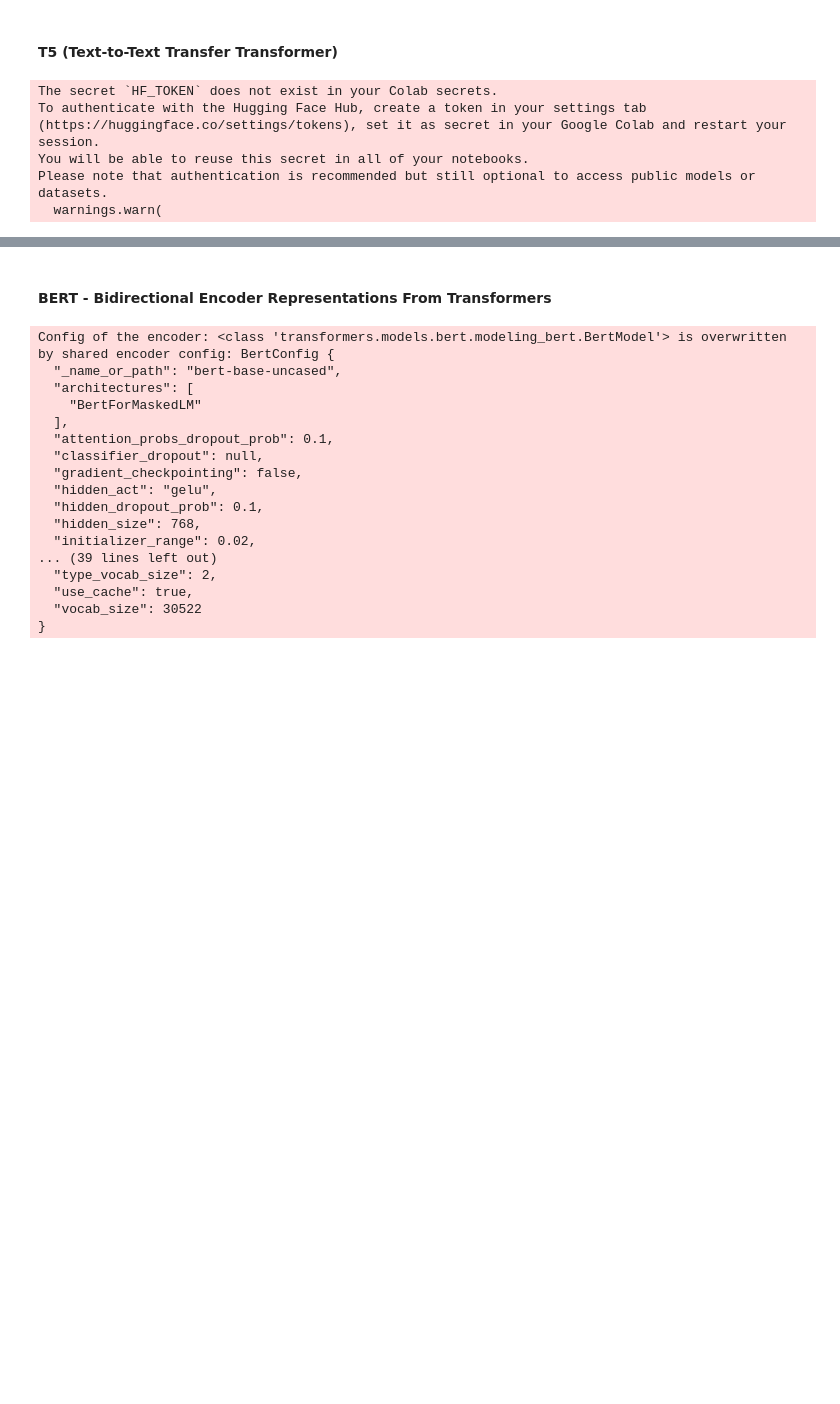
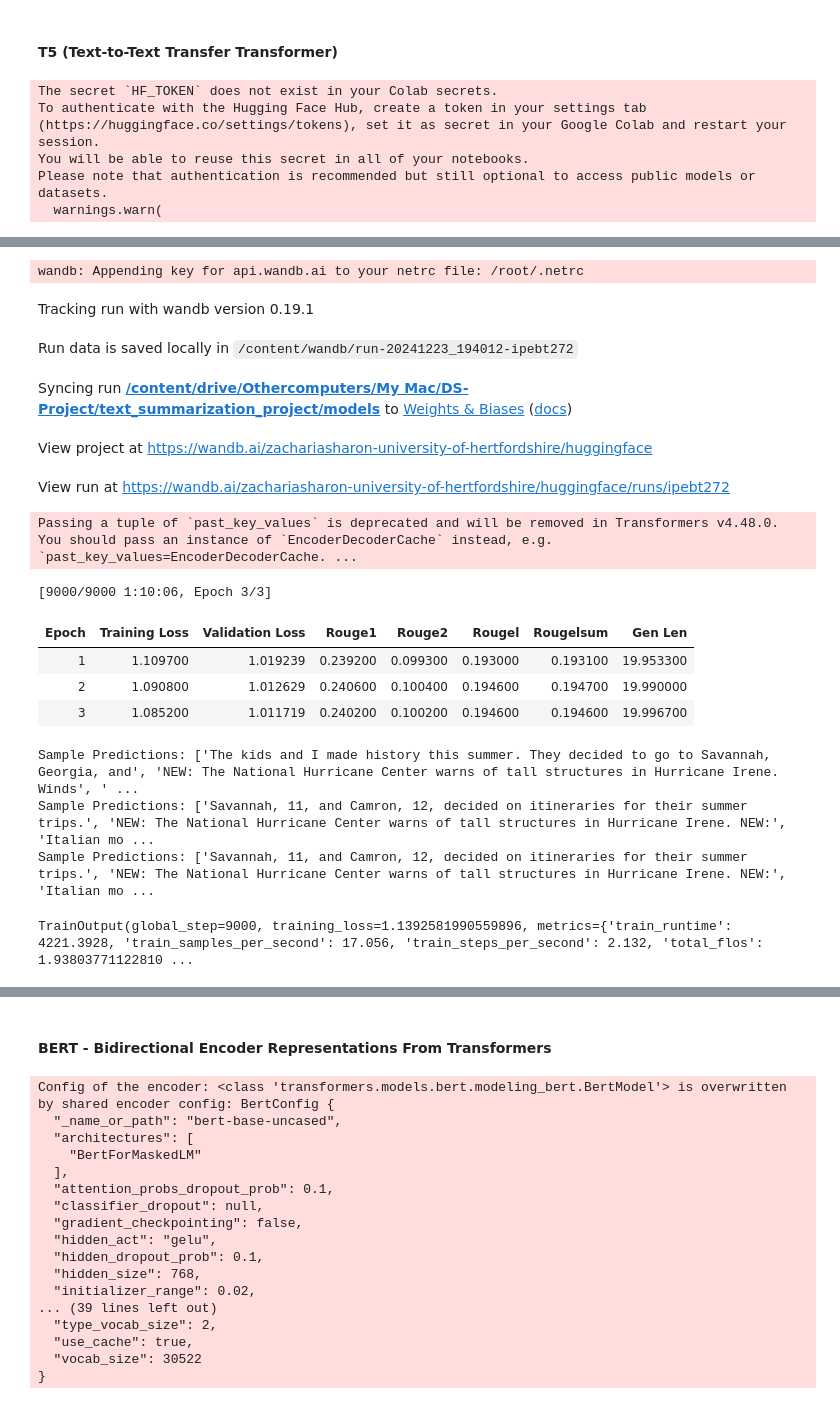
Before and after one commit to SHARONZACHARIA/DS-Project_BERT_NLP, a Jupyter notebook: text_summarization_project/notebooks/Text_Summerisation_Classical_Transformers.ipynb, the cells around one changed output, grey strips where cells are left out. Saved outputs shown, nothing was run; the diff lists cells and outputs as text; code cells hidden in the pictures; blank space fills up the shorter version.

Commit message:
retrained models

```diff
--- a/text_summarization_project/notebooks/Text_Summerisation_Classical_Transformers.ipynb
+++ b/text_summarization_project/notebooks/Text_Summerisation_Classical_Transformers.ipynb
@@ -461,8 +461,8 @@ Please note that authentication is recommended but still optional to access publ
 # %%
 def preprocess_function(examples):
     inputs = ["summarize: " + doc for doc in examples["article"]]
-    model_inputs = tokenizer(inputs, max_length=512, truncation=True)
-    labels = tokenizer(text_target=examples["highlights"], max_length=128, truncation=True)
+    model_inputs = tokenizer(inputs, max_length=1024, truncation=True)
+    labels = tokenizer(text_target=examples["highlights"], max_length=128, truncation=True,padding=True)
     model_inputs["labels"] = labels["input_ids"]
     return model_inputs
 # %%
@@ -488,8 +488,8 @@ training_args = Seq2SeqTrainingArguments(
     output_dir="/content/drive/Othercomputers/My Mac/DS-Project/text_summarization_project/models",
     evaluation_strategy="epoch",
     learning_rate=2e-5,
-    per_device_train_batch_size=16,
-    per_device_eval_batch_size=16,
+    per_device_train_batch_size=8,
+    per_device_eval_batch_size=8,
     weight_decay=0.01,
     save_total_limit=3,
     num_train_epochs=3,
@@ -509,3 +509,4 @@ trainer = Seq2SeqTrainer(
 
 )
 trainer.train()
+# %% [output]
@@ -512 +516,17 @@ trainer.train()
+wandb: Appending key for api.wandb.ai to your netrc file: /root/.netrc
+Tracking run with wandb version 0.19.1
+Run data is saved locally in /content/wandb/run-20241223_194012-ipebt272
+Syncing run /content/drive/Othercomputers/My Mac/DS-Project/text_summarization_project/models to Weights & Biases (docs)
+View project at https://wandb.ai/zachariasharon-university-of-hertfordshire/huggingface
+View run at https://wandb.ai/zachariasharon-university-of-hertfordshire/huggingface/runs/ipebt272
+Passing a tuple of `past_key_values` is deprecated and will be removed in Transformers v4.48.0. You should pass an instance of `EncoderDecoderCache` instead, e.g. `past_key_values=EncoderDecoderCache. ...
+[9000/9000 1:10:06, Epoch 3/3]
+| Epoch | Training Loss | Validation Loss | Rouge1 | Rouge2 | Rougel | Rougelsum | Gen Len |
+| 1 | 1.109700 | 1.019239 | 0.239200 | 0.099300 | 0.193000 | 0.193100 | 19.953300 |
+| 2 | 1.090800 | 1.012629 | 0.240600 | 0.100400 | 0.194600 | 0.194700 | 19.990000 |
+| 3 | 1.085200 | 1.011719 | 0.240200 | 0.100200 | 0.194600 | 0.194600 | 19.996700 |
+Sample Predictions: ['The kids and I made history this summer. They decided to go to Savannah, Georgia, and', 'NEW: The National Hurricane Center warns of tall structures in Hurricane Irene. Winds', ' ...
+Sample Predictions: ['Savannah, 11, and Camron, 12, decided on itineraries for their summer trips.', 'NEW: The National Hurricane Center warns of tall structures in Hurricane Irene. NEW:', 'Italian mo ...
+Sample Predictions: ['Savannah, 11, and Camron, 12, decided on itineraries for their summer trips.', 'NEW: The National Hurricane Center warns of tall structures in Hurricane Irene. NEW:', 'Italian mo ...
+TrainOutput(global_step=9000, training_loss=1.1392581990559896, metrics={'train_runtime': 4221.3928, 'train_samples_per_second': 17.056, 'train_steps_per_second': 2.132, 'total_flos': 1.93803771122810 ...
 # %%
```
Also changed, not shown: parts of 14 cells of this notebook, 1 other file.
